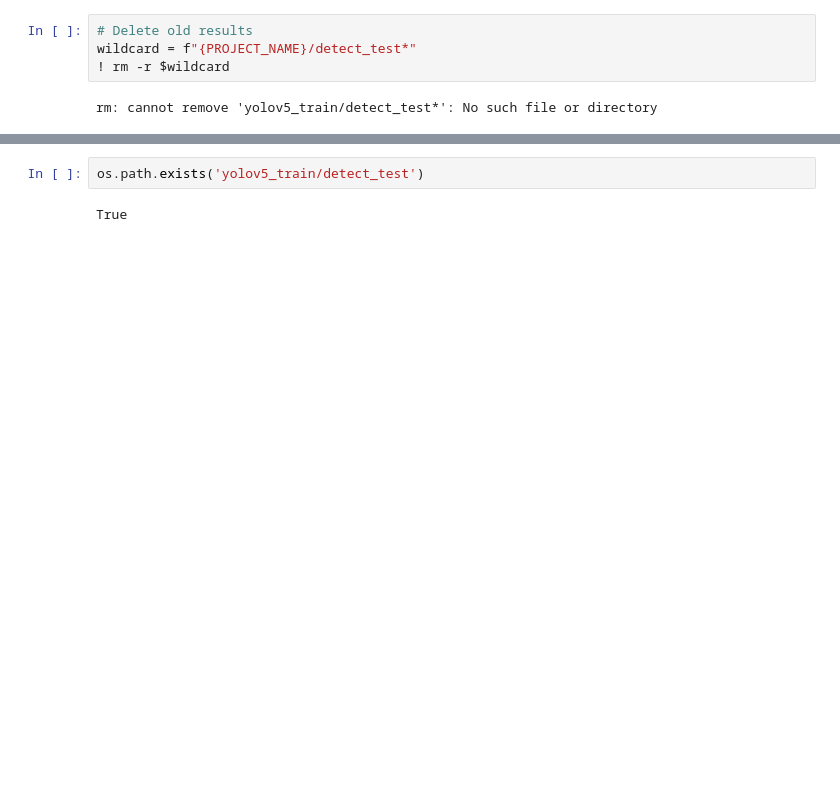
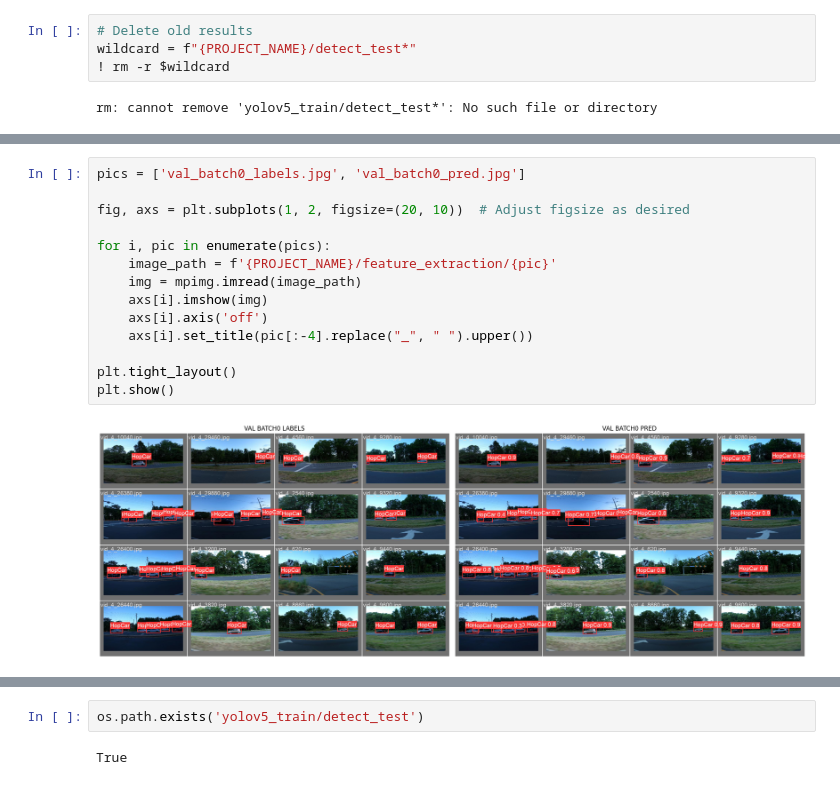
Before and after one commit to drtophop/CASAML-Thesis, a Jupyter notebook: CAS_AML_Yolo_HopV7.ipynb, the cells around one changed output, grey strips where cells are left out. Saved outputs shown, nothing was run; the diff lists cells and outputs as text; blank space fills up the shorter version.

```diff
--- a/CAS_AML_Yolo_HopV7.ipynb
+++ b/CAS_AML_Yolo_HopV7.ipynb
@@ -314 +344,17 @@ print(path_main)
+# %%
+pics = ['val_batch0_labels.jpg', 'val_batch0_pred.jpg']
+
+fig, axs = plt.subplots(1, 2, figsize=(20, 10))  # Adjust figsize as desired
+
+for i, pic in enumerate(pics):
+    image_path = f'{PROJECT_NAME}/feature_extraction/{pic}'
+    img = mpimg.imread(image_path)
+    axs[i].imshow(img)
+    axs[i].axis('off')
+    axs[i].set_title(pic[:-4].replace("_", " ").upper())
+
+plt.tight_layout()
+plt.show()
+# %% [output]
+[figure, added]
 # %%
```
Also changed, not shown: parts of 12 cells of this notebook.
